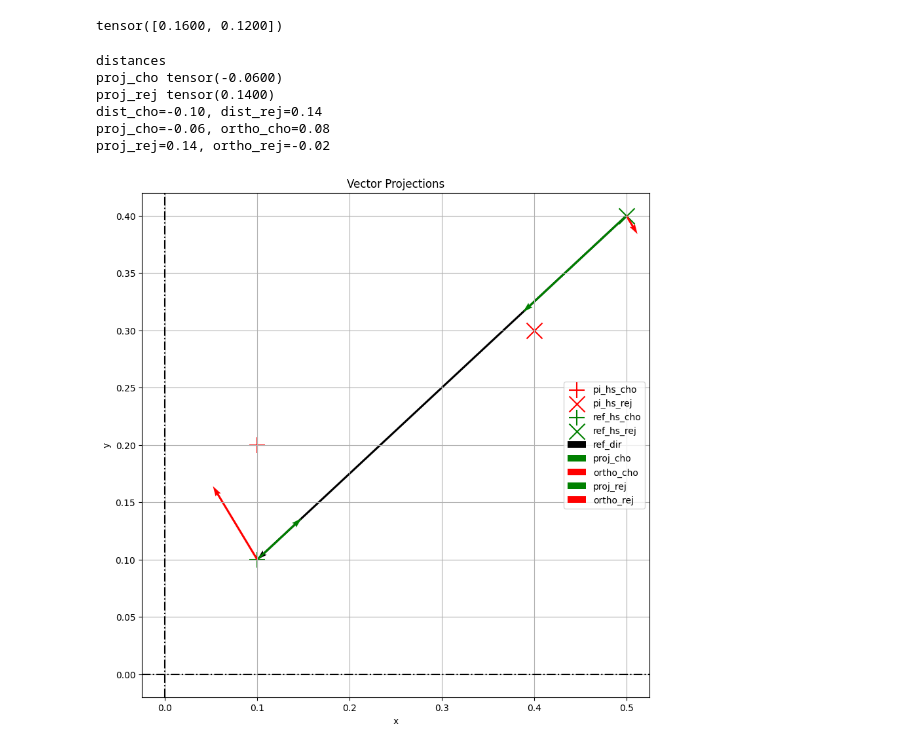
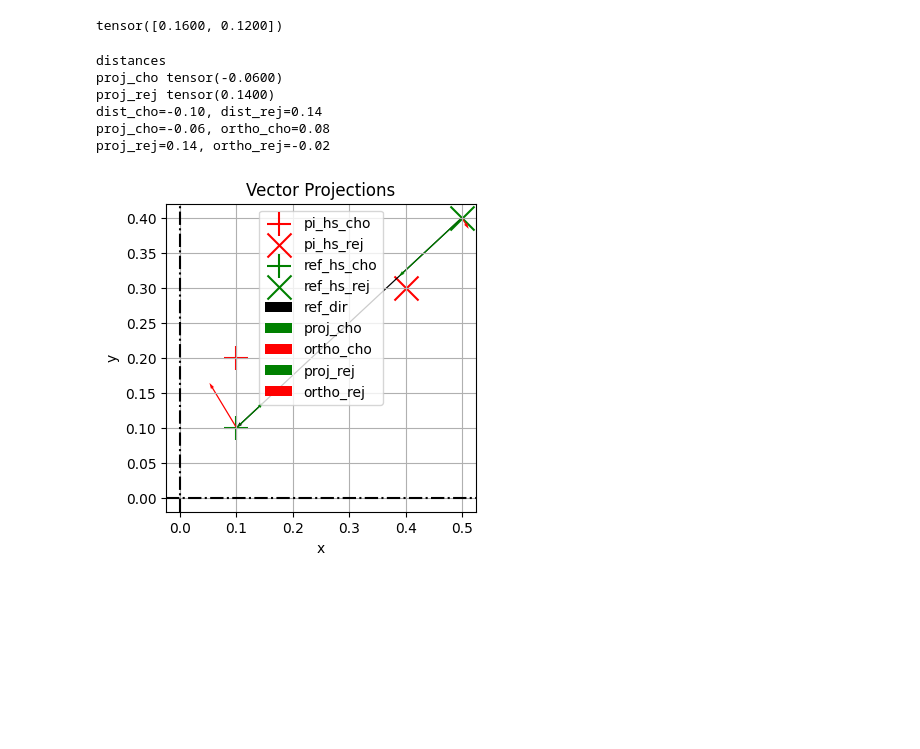
Before and after one commit to wassname/repr-preference-optimization, a Jupyter notebook: nbs/103_scratch_loss.ipynb, the cells around one changed output. Drawn from its saved outputs; the diff is of its cells as text; code cells hidden in the pictures; blank space fills up the shorter version.

```diff
--- a/nbs/103_scratch_loss.ipynb
+++ b/nbs/103_scratch_loss.ipynb
@@ -143,11 +143,12 @@ tensor([0.1600, 0.1200])
 import matplotlib.pyplot as plt
 
 def plot_vectors(pi_hs_cho, pi_hs_rej, ref_dir):
-    plt.figure(figsize=(10, 10))
+    # plt.figure(figsize=(10, 10))
 
     # Plot original vectors
     qs = 0.5
     s= 300
+    plt.figure(figsize=(4, 4))
     plt.scatter(*pi_hs_cho, label='pi_hs_cho', marker='+', c='red', s=s)
     plt.scatter(*pi_hs_rej, label='pi_hs_rej', marker='x', c='red', s=s)
     q_kwargs=dict(
@@ -167,10 +168,13 @@ def plot_vectors(pi_hs_cho, pi_hs_rej, ref_dir):
 
     def proj(a, b):
         """Project a onto b"""
-        return dot(a, b) / dot(b, b) * b
+        b_unit = b / b.pow(2).sum(-1, keepdim=True)
+        a_dist_b = torch.linalg.vecdot(a, b, dim=-1)[..., None]
+        return a_dist_b * b_unit
+
     def dist(a):
         """Distance from origin"""
-        return torch.norm(a) * torch.sign(dot(a, ref_dir))
+        return torch.norm(a, dim=-1) * torch.sign(dot(a, ref_dir))
 
     cho = pi_hs_cho-ref_hs_cho
     proj_cho = proj(cho, ref_dir)
@@ -202,31 +206,31 @@ def plot_vectors(pi_hs_cho, pi_hs_rej, ref_dir):
 
     plt.quiver(*ref_hs_rej, *proj_rej,
               #  proj_rej[0], proj_rej[1],
                   label='proj_rej', color='g', **q_kwargs)
     plt.quiver(*ref_hs_rej, *ortho_rej,
                 color='red',
                 label='ortho_rej',
                 **q_kwargs
                 )
 
     plt.axhline(y=0, color='k', linestyle='-.')
     plt.axvline(x=0, color='k', linestyle='-.')
     plt.legend()
     plt.grid(True)
     # plt.axis('equal')
     plt.title('Vector Projections')
     plt.xlabel('x')
     plt.ylabel('y')
     # plt.xlim(0, 1)
     # plt.ylim(0, 1)
     plt.show()
 
 plot_vectors(pi_hs_cho, pi_hs_rej, ref_dir)
 # %% [output]
 distances
 proj_cho tensor(-0.0600)
 proj_rej tensor(0.1400)
 dist_cho=-0.10, dist_rej=0.14
 proj_cho=-0.06, ortho_cho=0.08
 proj_rej=0.14, ortho_rej=-0.02
-[figure, old version]
+[figure, new version]
```
Also changed, not shown: parts of 16 cells of this notebook, 2 other files.
